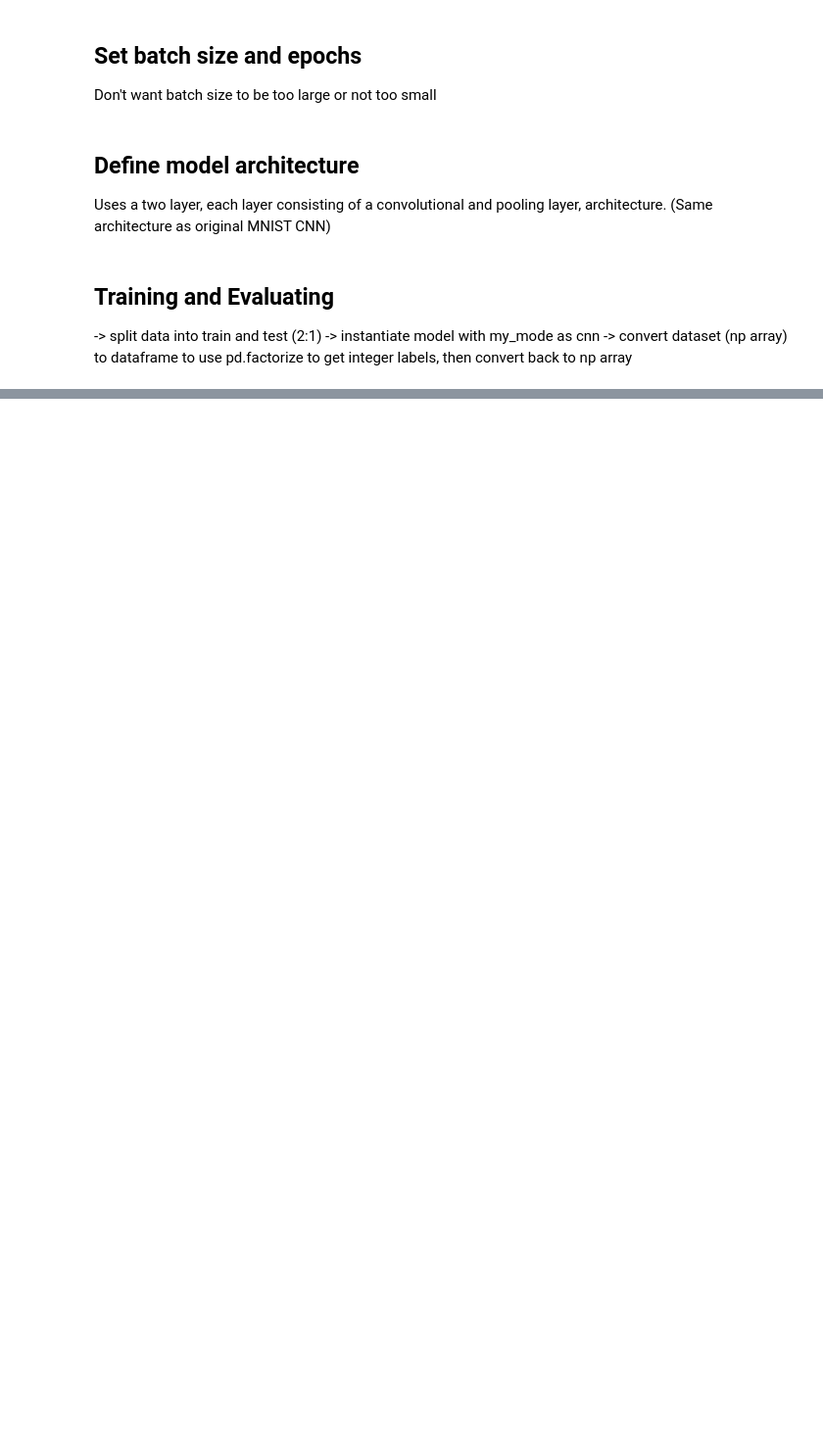
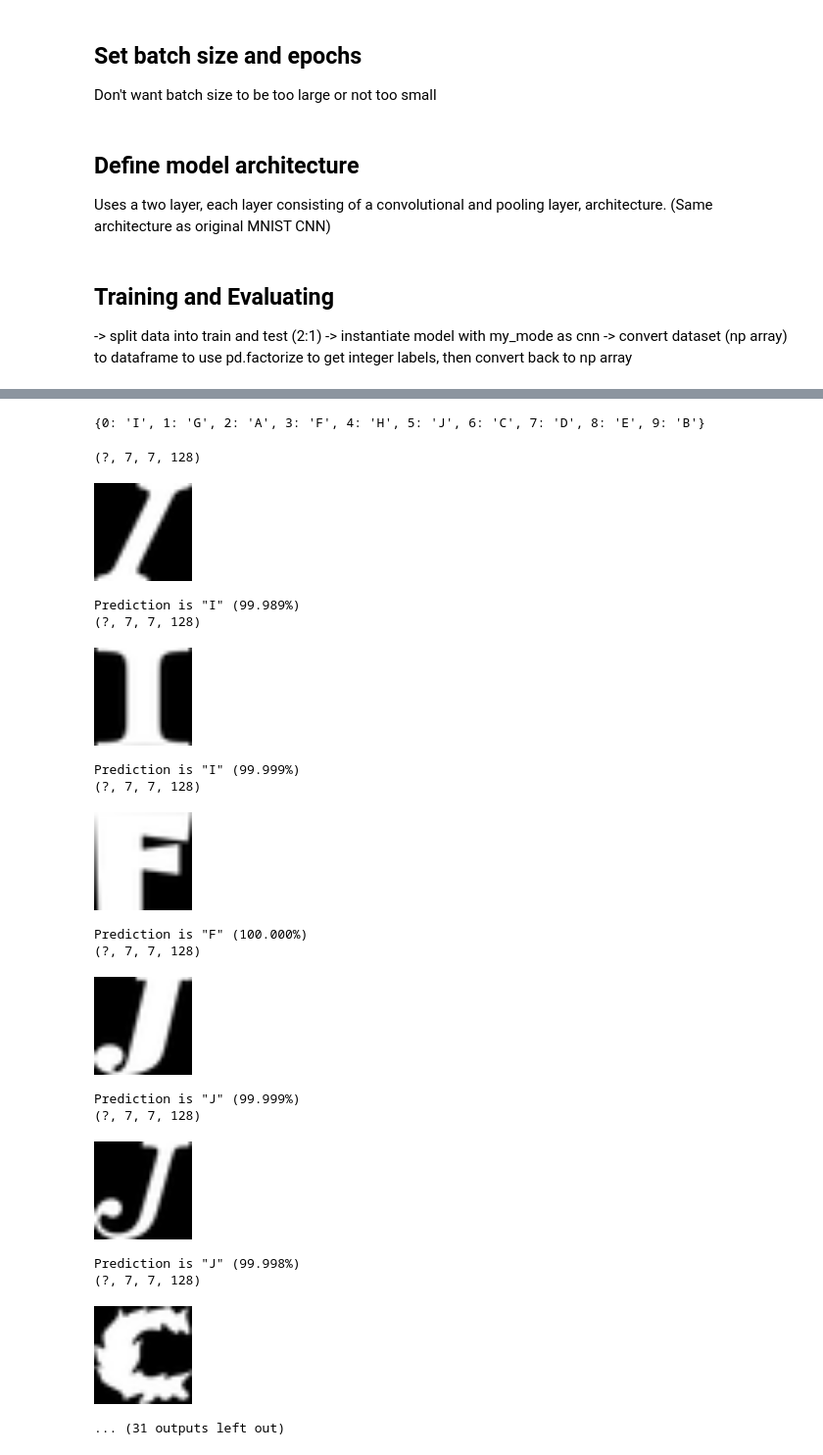
Before and after one commit to ryankl2016/notMNIST, a Jupyter notebook: notMNIST_model.ipynb, the cells around one changed output, grey strips where cells are left out. Shown: that part at 98% size. Cells and saved outputs as stored; diff of their text form; code cells hidden in the pictures; blank space fills up the shorter version.

Commit message:
added predictions

```diff
--- a/notMNIST_model.ipynb
+++ b/notMNIST_model.ipynb
@@ -90,7 +93,7 @@ Don't want batch size to be too large or not too small
 # %%
 batch_size = 16
 num_epochs = 100
-def input_func(features, labels, batch_size):
+def input_func(features, labels, batch_size, mode):
 
     def parser(image, label):
 
@@ -102,6 +105,8 @@ def input_func(features, labels, batch_size):
 
     dataset = tf.data.Dataset.from_tensor_slices((features, labels))
     dataset = dataset.map(parser)
+    if mode == tf.estimator.ModeKeys.TRAIN:
+        dataset = dataset.repeat(12)
     dataset = dataset.batch(batch_size)
 
     return dataset
@@ -164,7 +169,7 @@ def my_model(features, labels, mode, params):
 -> convert dataset (np array) to dataframe to use pd.factorize to get integer labels, then convert back to np array
 # %%
 # Fetch the data
-X_train, X_test, y_train, y_test = train_test_split(dataset[0], pd.factorize(dataset[1])[0], test_size=0.33, random_state=42)
+X_train, X_test, y_train, y_test = train_test_split(dataset[0], pd.factorize(dataset[1])[0], test_size=0.20, random_state=42)
 
 # Build CNN.
 classifier = tf.estimator.Estimator(model_fn=my_model)
@@ -176,11 +181,11 @@ y_train = np.asarray(y_train)
 X_test = np.asarray(X_test)
 y_test = np.asarray(y_test)
 
-classifier.train(input_fn=lambda:input_func(X_train, y_train, batch_size), steps = 22000)
+classifier.train(input_fn=lambda:input_func(X_train, y_train, batch_size, tf.estimator.ModeKeys.TRAIN), steps = 10000)
 
 # Evaluate the model.
 
-eval_result = classifier.evaluate(input_fn=lambda:input_func(X_test, y_test, batch_size))
+eval_result = classifier.evaluate(input_fn=lambda:input_func(X_test, y_test, batch_size, tf.estimator.ModeKeys.EVAL))
 
 print('\nTest set accuracy: {accuracy:0.3f}\n'.format(**eval_result))
 # %% [output]
@@ -203,0 +209,54 @@ Test set accuracy: 0.903
+# %%
+predict_sample = {
+    'a': [2, 89, 3671],
+    'b': [23, 37, 39],
+    'c': [81],
+    'd': [47, 3647],
+    'e': [95, 3648],
+    'f': [3709],
+    'g': [3718, 3704],
+    'h': [22, 35, 40],
+    'i': [3715, 3691],
+    'j': [3725, 3732]
+}
+# %%
+class_dict = {}
+i = 0
+while len(class_dict.keys()) < 10:
+    class_dict[y_test[i]] = X_test[i].split('/')[1]
+    i += 1
+print(class_dict)
+# %% [output]
+{0: 'I', 1: 'G', 2: 'A', 3: 'F', 4: 'H', 5: 'J', 6: 'C', 7: 'D', 8: 'E', 9: 'B'}
+# %%
+tf.logging.set_verbosity(tf.logging.ERROR)
+template = ('\nPrediction is "{}" ({:.3f}%)')
+for k, v in predict_sample.items():
+    for i in v:
+        predictions = classifier.predict(input_fn=lambda:input_func([X_test[i]], [y_test[i]], 1, tf.estimator.ModeKeys.PREDICT))
+        for pred_dict in predictions:
+            pred_dict = pred_dict
+        pred_class = pred_dict['classes']
+        pred_certainty = float(pred_dict['probabilities'][pred_class] * 100) / float(sum(pred_dict['probabilities']))
+
+        display(Image(filename=X_test[i], width=100, height=100))
+        print(template.format(class_dict[pred_class], pred_certainty, class_dict[y_test[i]]))
+# %% [output]
+(?, 7, 7, 128)
+[figure, added]
+Prediction is "I" (99.989%)
+(?, 7, 7, 128)
+[figure, added]
+Prediction is "I" (99.999%)
+(?, 7, 7, 128)
+[figure, added]
+Prediction is "F" (100.000%)
+(?, 7, 7, 128)
+[figure, added]
+Prediction is "J" (99.999%)
+(?, 7, 7, 128)
+[figure, added]
+Prediction is "J" (99.998%)
+(?, 7, 7, 128)
+[figure, added]
+... (31 outputs left out)
```
Also changed, not shown: parts of 4 cells of this notebook.
